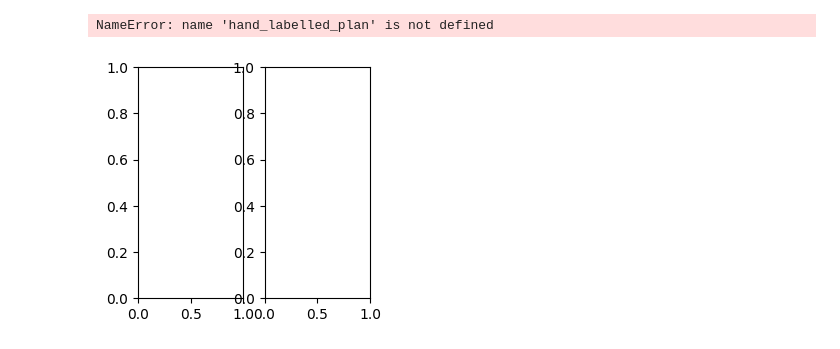
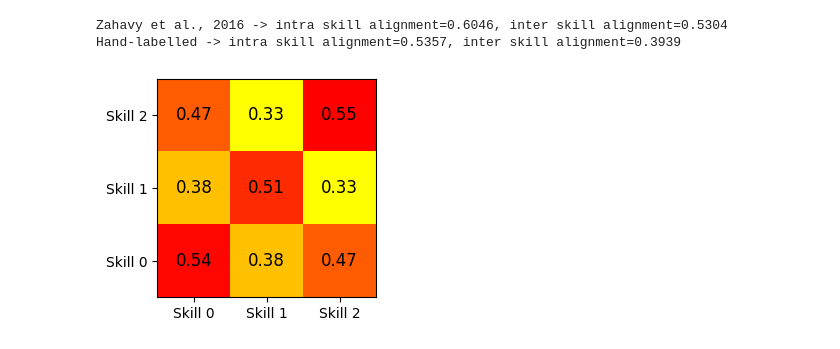
Before and after one commit to pseudo-rnd-thoughts/temporal-explanations-4-drl, a Jupyter notebook: analysis/quantitative-analysis.ipynb, the cells around one changed output. Drawn from its saved outputs; the diff is of its cells as text; code cells hidden in the pictures.

```diff
--- a/analysis/quantitative-analysis.ipynb
+++ b/analysis/quantitative-analysis.ipynb
@@ -42,0 +42,14 @@ colours = list(matplotlib.colors.TABLEAU_COLORS.keys())[:hand_labelled_plan.uniq
+# %%
+# Zahavy
+with np.load(f'{dataset_folder}/kmeans-st-state-value/summary.npz', allow_pickle=True) as file:
+    optimal_model = file["optimal_model"].item()
+    optimal_model.pop("index")
+
+model_name = "-".join(f"{key}-{value}" for key, value in optimal_model.items())
+print(model_name)
+model_data = joblib.load(f'{dataset_folder}/kmeans-st-state-value/{model_name}.joblib')
+
+skill_labels = model_data["skill_labels"][:trajectories[-1].end]
+skill_labels[np.where(skill_labels == 4)] = 3  # ignore
+skills = skill_labels_to_trajectory_skills(skill_labels, actions, trajectories)
+zahavy_plan = Plan(skills)
@@ -138,55 +385,29 @@ plt.savefig("figs/quantitative/skill-length-distribution-Breakout.png")
+# %%
+print(f'Zahavy et al., 2016 -> intra skill alignment={np.mean(zahavy_alignment[np.where(np.eye(4))]):.4f}, inter skill alignment={np.mean(zahavy_alignment[np.where(np.eye(4) == 0)]):.4f}')
+print(f'Hand-labelled -> intra skill alignment={np.mean(hand_labelled_alignment[np.where(np.eye(3))]):.4f}, inter skill alignment={np.mean(hand_labelled_alignment[np.where(np.eye(3) == 0)]):.4f}')
+# %% [output]
+Zahavy et al., 2016 -> intra skill alignment=0.6046, inter skill alignment=0.5304
+Hand-labelled -> intra skill alignment=0.5357, inter skill alignment=0.3939
 # %%
-_, axs = plt.subplots(ncols=2, figsize=(3, 3))
-
-pf = pyalign.problems.general(discrete_policy_distance)
-solver = pyalign.solve.LocalSolver(
-    gap_cost=pyalign.gaps.LinearGapCost(1), codomain=pyalign.solve.Solution
-)
-
-def normalised_alignment_metric(skill_1: SkillInstance, skill_2: SkillInstance):
-    problem = pf.new_problem(skill_1.actions, skill_2.actions)
-    solution: pyalign.solve.Solution = solver.solve(problem)
-
-    return np.max(solution.score) / min(skill_1.length, skill_2.length)
-
-
-hand_labelled_alignment = np.zeros(shape=(hand_labelled_plan.unique_skill_types, hand_labelled_plan.unique_skill_types))
-for i, j in np.ndindex(hand_labelled_alignment.shape):
-    skill_pairs = zip(np.random.choice(hand_labelled_plan.skill_instances[i], size=100),
-                      np.random.choice(hand_labelled_plan.skill_instances[j], size=100))
-
-    hand_labelled_alignment[i, j] = np.mean([
-        normalised_alignment_metric(skill_i, skill_j)
-        for skill_i, skill_j in skill_pairs
-    ])
-
-
-# ax.set_title("Similarity between skill")
-cb = ax.imshow(hand_labelled_alignment, cmap='autumn_r', origin="lower")
+_, ax = plt.subplots(figsize=(3, 3.3))
+ax.imshow(hand_labelled_alignment, cmap='autumn_r', origin="lower")
 ax.set_yticks(
     np.arange(hand_labelled_plan.unique_skill_types),
     labels=[f"Skill {i}" for i in range(hand_labelled_plan.unique_skill_types)],
 )
 ax.set_xticks(
     np.arange(hand_labelled_plan.unique_skill_types),
     labels=[f"Skill {i}" for i in range(hand_labelled_plan.unique_skill_types)],
 )
-for i in range(0, hand_labelled_plan.unique_skill_types - 1):
-    ax.axhline(i + 0.5, color="black")
-    ax.axvline(i + 0.5, color="black")
-
-# divider = make_axes_locatable(ax)
-# cax = divider.append_axes("right", size="7%", pad=0.05)
-# cb = plt.colorbar(cb, cax=cax)
-# cb.ax.set_yticks(np.linspace(0, 1, 6), label=["0%", "20%", "40%", "60%", "80%", "100%"])
-# cb.set_label("Skill Transition Probability", rotation=270)
+# for i in range(0, hand_labelled_plan.unique_skill_types - 1):
+#     axs[0].axhline(i + 0.5, color="black")
+#     axs[0].axvline(i + 0.5, color="black")
 
 for i, j in np.ndindex(hand_labelled_alignment.shape):
     ax.text(j, i, f'{hand_labelled_alignment[i, j]:.2f}', ha="center", va="center", color="black", fontsize=12)
 
 plt.tight_layout()
-plt.savefig("figs/quantitative/skill-similarity-Breakout.pdf")
-plt.savefig("figs/quantitative/skill-similarity-Breakout.png")
+plt.savefig("figs/quantitative/skill-alignment-hand-Breakout.pdf")
+plt.savefig("figs/quantitative/skill-alignment-hand-Breakout.png")
 # %% [output]
-NameError: name 'hand_labelled_plan' is not defined
-[figure, old version]
+[figure, new version]
```
Also changed, not shown: parts of 17 cells of this notebook, 5 other files.
